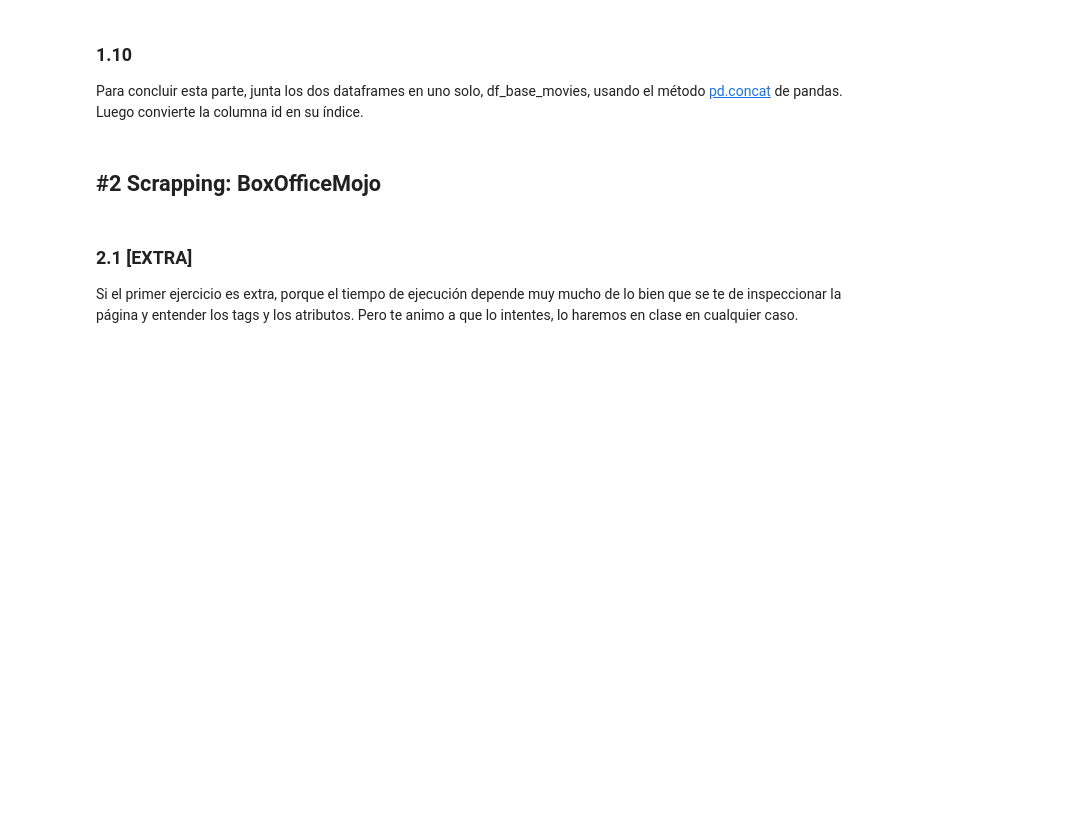
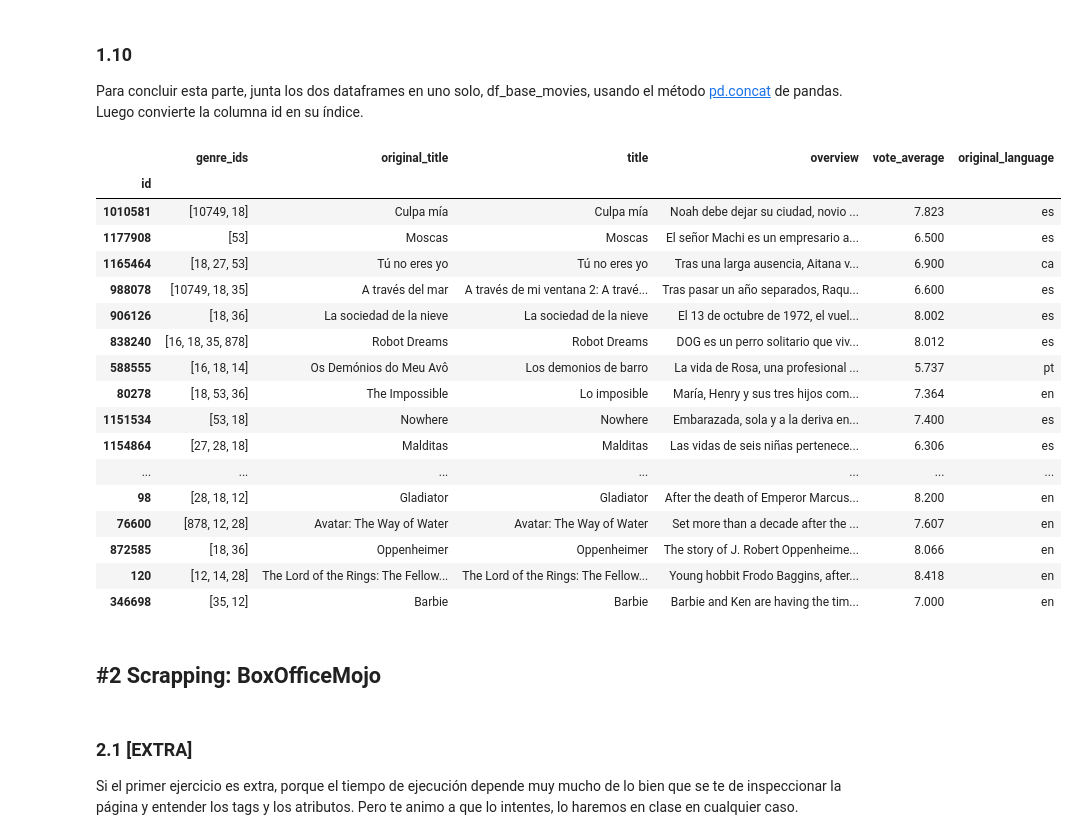
Before and after one commit to DarioRuizGon/ONLINE_DS_THEBRIDGE_DARIO, a Jupyter notebook: Sprint_6/Unidad_2/18_Practica_Obligatoria_Scraping_API.ipynb, the cells around one changed output. Cells and saved outputs as stored; diff of their text form; code cells hidden in the pictures; blank space fills up the shorter version.

```diff
--- a/Sprint_6/Unidad_2/18_Practica_Obligatoria_Scraping_API.ipynb
+++ b/Sprint_6/Unidad_2/18_Practica_Obligatoria_Scraping_API.ipynb
@@ -300,6 +301,27 @@ df_pop_spain
 Para concluir esta parte, junta los dos dataframes en uno solo, df_base_movies, usando el método [pd.concat](https://pandas.pydata.org/docs/reference/api/pandas.concat.html) de pandas. Luego convierte la columna id en su índice.
 # %%
 df_base_movies = pd.concat([df_pop_spain, df_pop_usa], ignore_index=True)
+df_base_movies.set_index("id", inplace=True)
+df_base_movies
+# %% [output]
+|  | genre_ids | original_title | title | overview | vote_average | original_language |
+| id |  |  |  |  |  |  |
+| 1010581 | [10749, 18] | Culpa mía | Culpa mía | Noah debe dejar su ciudad, novio ... | 7.823 | es |
+| 1177908 | [53] | Moscas | Moscas | El señor Machi es un empresario a... | 6.500 | es |
+| 1165464 | [18, 27, 53] | Tú no eres yo | Tú no eres yo | Tras una larga ausencia, Aitana v... | 6.900 | ca |
+| 988078 | [10749, 18, 35] | A través del mar | A través de mi ventana 2: A travé... | Tras pasar un año separados, Raqu... | 6.600 | es |
+| 906126 | [18, 36] | La sociedad de la nieve | La sociedad de la nieve | El 13 de octubre de 1972, el vuel... | 8.002 | es |
+| 838240 | [16, 18, 35, 878] | Robot Dreams | Robot Dreams | DOG es un perro solitario que viv... | 8.012 | es |
+| 588555 | [16, 18, 14] | Os Demónios do Meu Avô | Los demonios de barro | La vida de Rosa, una profesional ... | 5.737 | pt |
+| 80278 | [18, 53, 36] | The Impossible | Lo imposible | María, Henry y sus tres hijos com... | 7.364 | en |
+| 1151534 | [53, 18] | Nowhere | Nowhere | Embarazada, sola y a la deriva en... | 7.400 | es |
+| 1154864 | [27, 28, 18] | Malditas | Malditas | Las vidas de seis niñas pertenece... | 6.306 | es |
+| ... | ... | ... | ... | ... | ... | ... |
+| 98 | [28, 18, 12] | Gladiator | Gladiator | After the death of Emperor Marcus... | 8.200 | en |
+| 76600 | [878, 12, 28] | Avatar: The Way of Water | Avatar: The Way of Water | Set more than a decade after the ... | 7.607 | en |
+| 872585 | [18, 36] | Oppenheimer | Oppenheimer | The story of J. Robert Oppenheime... | 8.066 | en |
+| 120 | [12, 14, 28] | The Lord of the Rings: The Fellow... | The Lord of the Rings: The Fellow... | Young hobbit Frodo Baggins, after... | 8.418 | en |
+| 346698 | [35, 12] | Barbie | Barbie | Barbie and Ken are having the tim... | 7.000 | en |
 # %% [markdown]
 ## #2 Scrapping: BoxOfficeMojo
 # %% [markdown]
```
Also changed, not shown: parts of 20 cells of this notebook, 16 other files.
